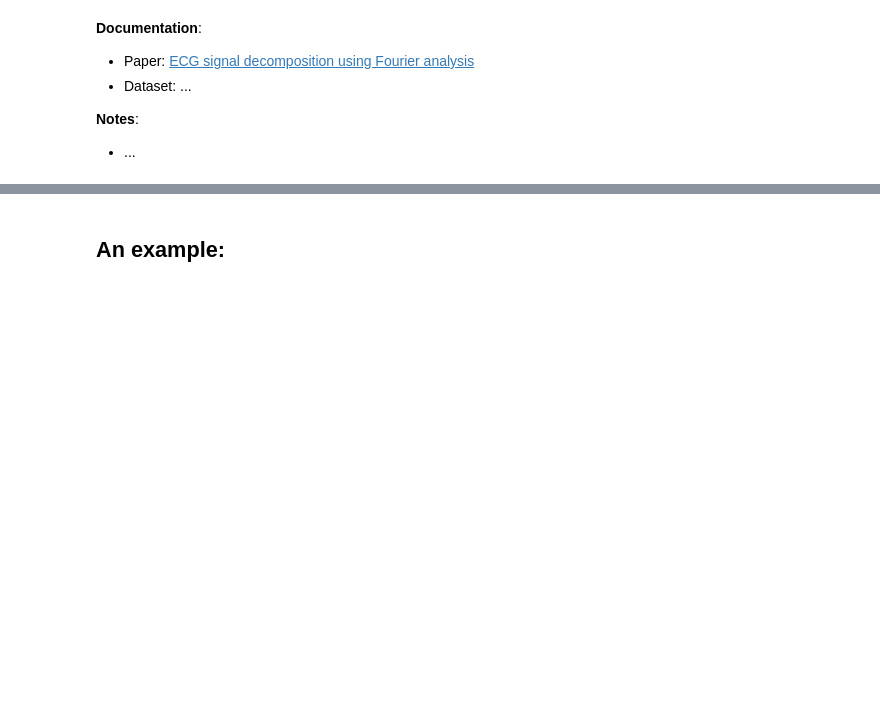
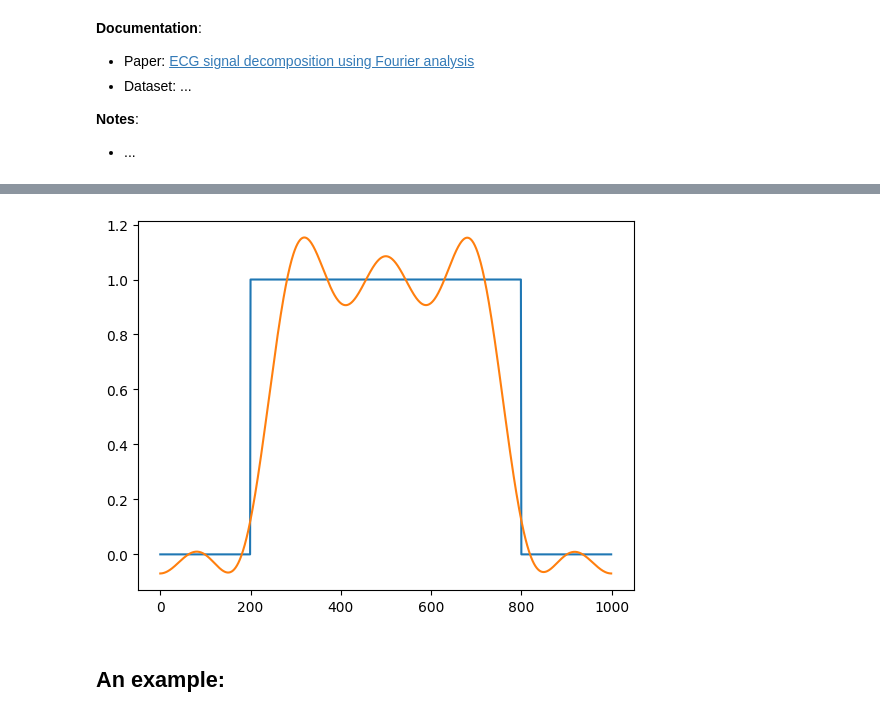
Before and after one commit to MatteoOnger/BSP_Project, a Jupyter notebook: BSP_ECG.ipynb, the cells around one changed output, grey strips where cells are left out. Drawn from its saved outputs; the diff is of its cells as text; code cells hidden in the pictures; blank space fills up the shorter version.

Commit message:
fix: bugs solved in dft_l1 and idft_l1

```diff
--- a/BSP_ECG.ipynb
+++ b/BSP_ECG.ipynb
@@ -169 +182,14 @@ def idft_l1(coeff :ncp.ndarray, N :int, onlyreal :bool=False) -> ncp.ndarray:
     return ncp.asnumpy(xk) if GPU and isnumpy else xk
+# %%
+N = 1000
+
+t = np.arange(N)
+x = np.array([0] * 200 + [1] * 600 + [0] * 200)
+
+c = dft_l1(x, K=6, max_iters=10, eps=1)
+xk = idft_l1(c, N=N, onlyreal=True)
+
+plt.plot(t, x)
+plt.plot(t, xk)
+plt.show()
+# %% [output]
@@ -170,3 +199,4 @@ def idft_l1(coeff :ncp.ndarray, N :int, onlyreal :bool=False) -> ncp.ndarray:
+[figure, added]
 # %% [markdown]
 ## An example:
 # %%
```
Also changed, not shown: parts of 5 cells of this notebook.
